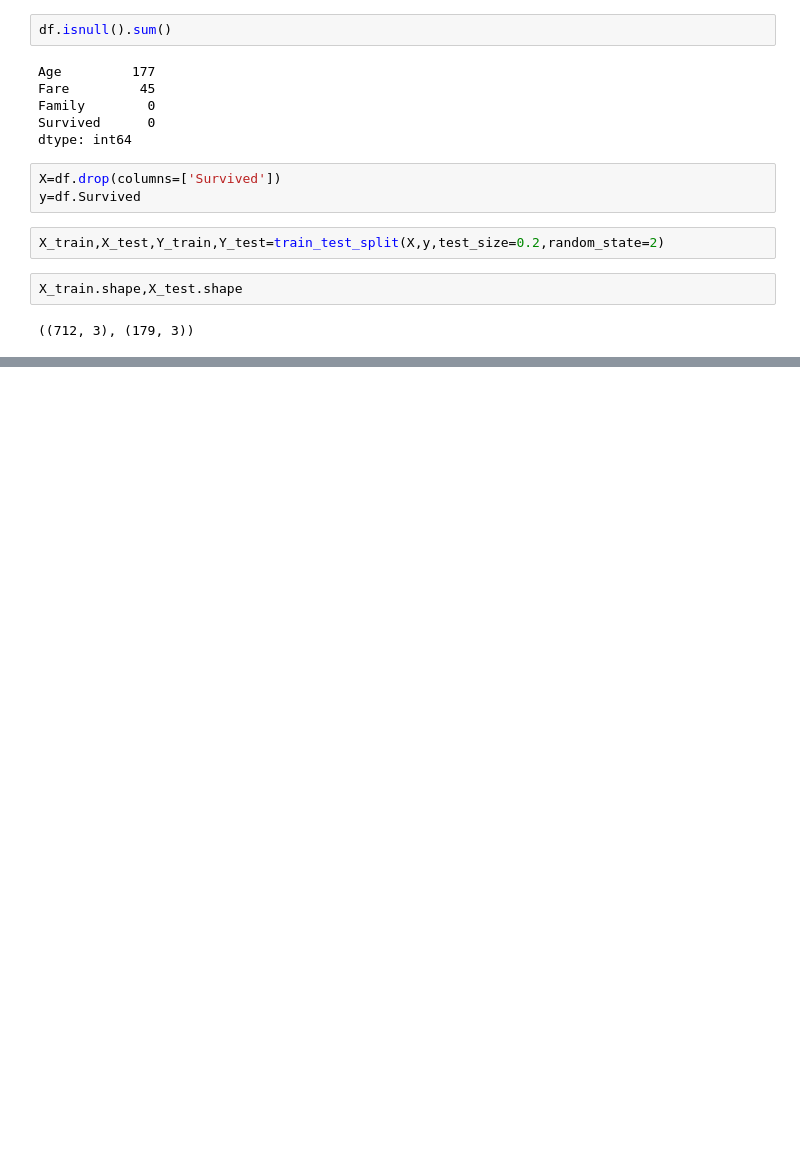
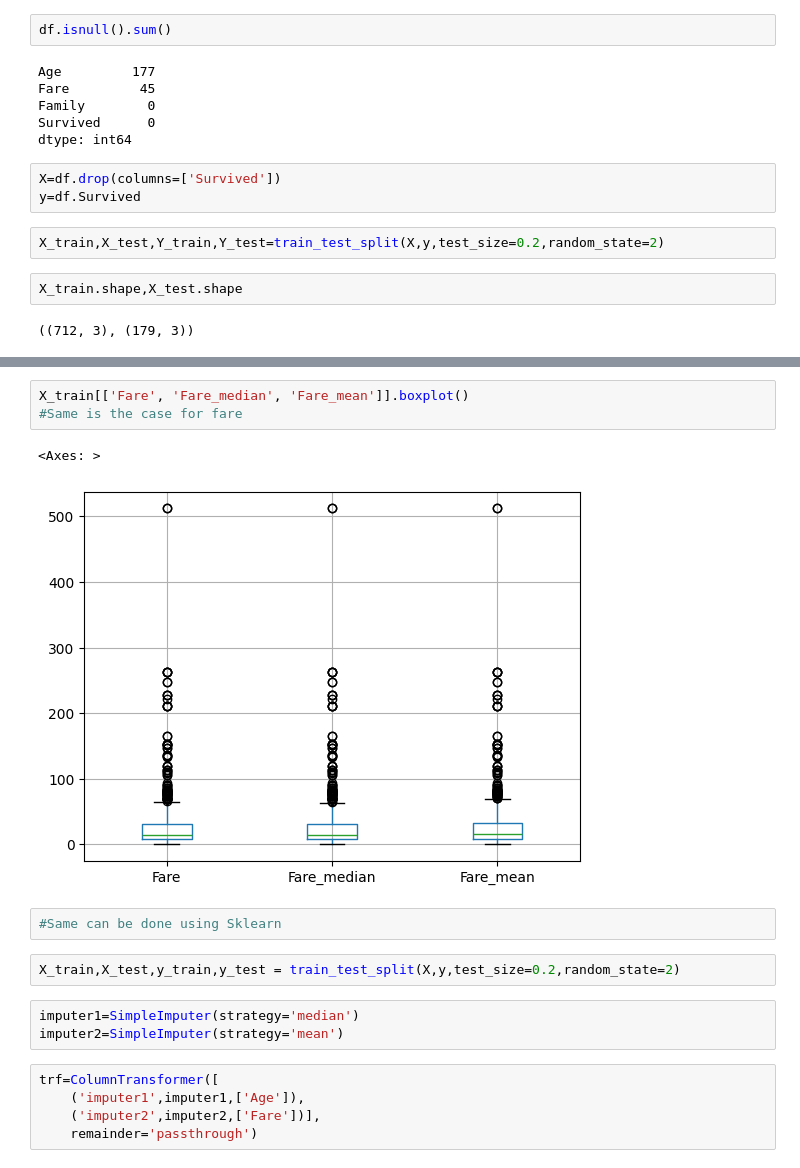
Before and after one commit to anshtrivediaiml/100-Days-Of-ML, a Jupyter notebook: Mean-Median-Imputation(Day-36).ipynb, the cells around one changed output, grey strips where cells are left out. Drawn from its saved outputs; the diff is of its cells as text; blank space fills up the shorter version.

```diff
--- a/Mean-Median-Imputation(Day-36).ipynb
+++ b/Mean-Median-Imputation(Day-36).ipynb
@@ -50,0 +151,18 @@ dtype: float64
+# %%
+X_train[['Fare', 'Fare_median', 'Fare_mean']].boxplot()
+#Same is the case for fare
+# %% [output]
+<Axes: >
+[figure, added]
+# %%
+#Same can be done using Sklearn
+# %%
+X_train,X_test,y_train,y_test = train_test_split(X,y,test_size=0.2,random_state=2)
+# %%
+imputer1=SimpleImputer(strategy='median')
+imputer2=SimpleImputer(strategy='mean')
+# %%
+trf=ColumnTransformer([
+    ('imputer1',imputer1,['Age']),
+    ('imputer2',imputer2,['Fare'])],
+    remainder='passthrough')
```
Also changed, not shown: parts of 15 cells of this notebook.
